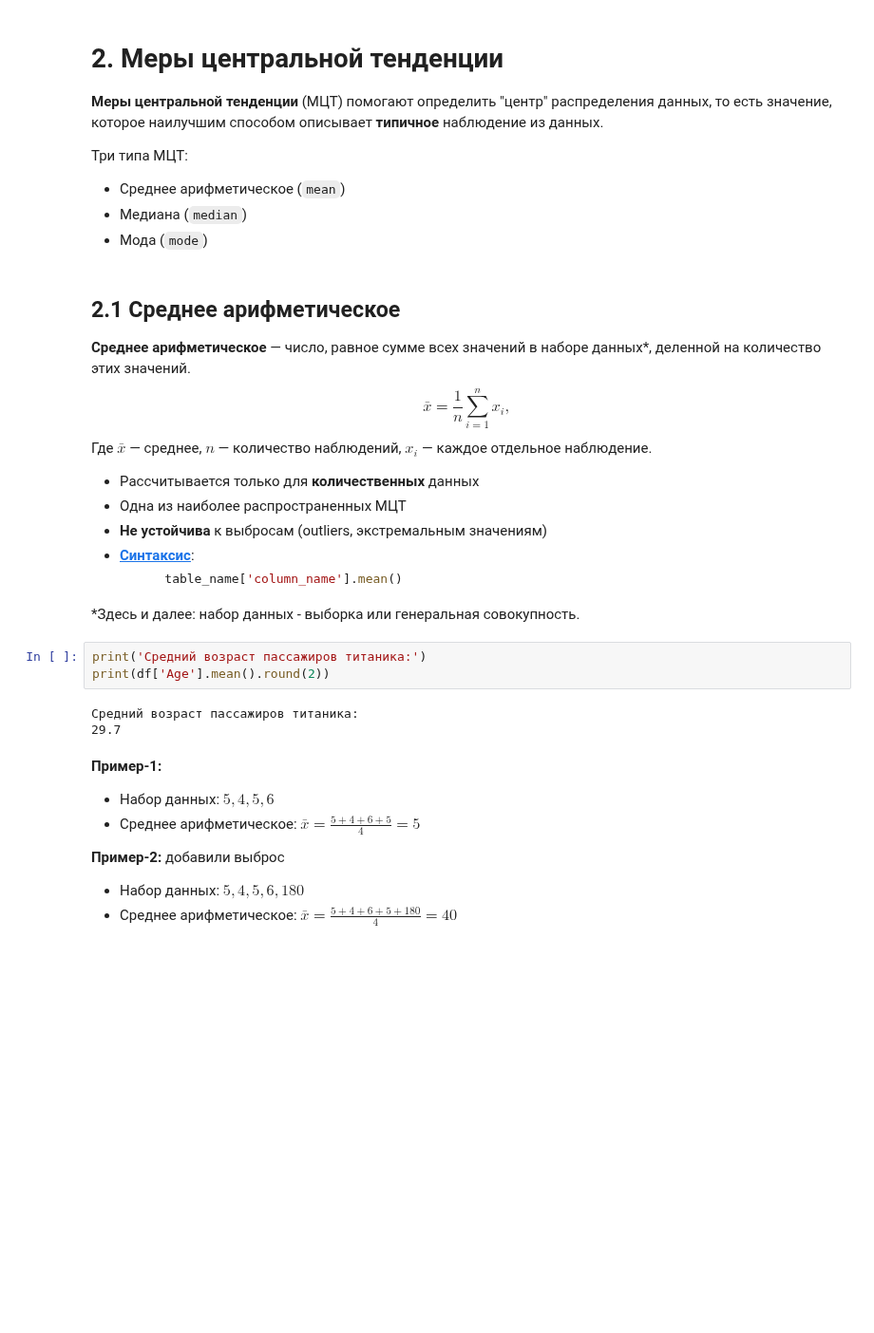
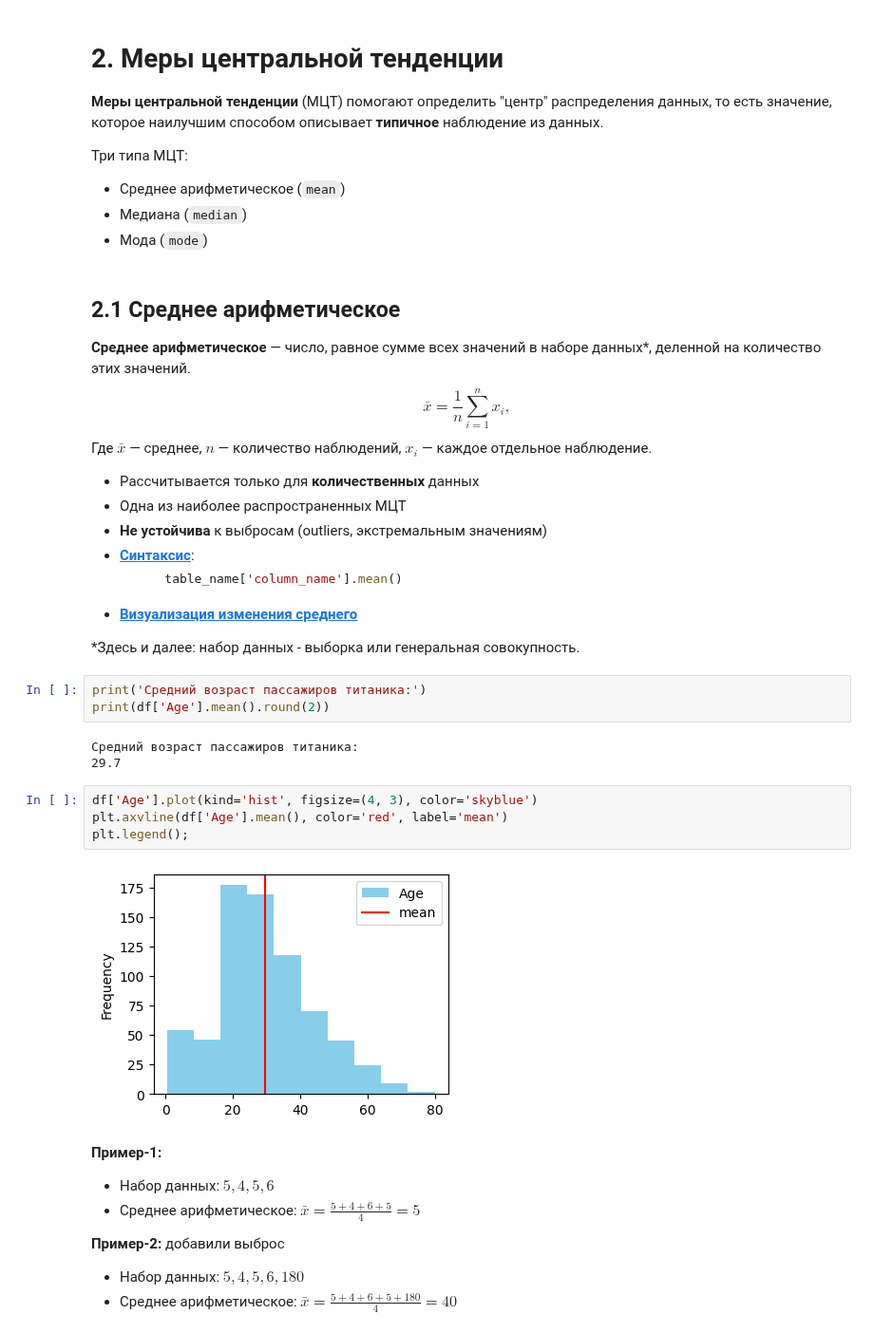
Before and after one commit to ksumarshmallow/Data-Analysis-Media-24, a Jupyter notebook: Seminars/Sem5/Sem5.ipynb, the cells around one changed output. Shown at 95% size. Saved outputs shown, nothing was run; the diff lists cells and outputs as text; blank space fills up the shorter version.

````diff
--- a/Seminars/Sem5/Sem5.ipynb
+++ b/Seminars/Sem5/Sem5.ipynb
@@ -85,6 +116,7 @@ $$\bar{x} = \frac{1}{n}\sum_{i=1}^{n}x_i,$$
     ```python
         table_name['column_name'].mean()
     ```
+- [**Визуализация изменения среднего**](https://www.desmos.com/calculator/4ymz8enspu?lang=ru)
 
 *Здесь и далее: набор данных - выборка или генеральная совокупность.
 # %%
@@ -93,6 +125,12 @@ print(df['Age'].mean().round(2))
 # %% [output]
 Средний возраст пассажиров титаника:
 29.7
+# %%
+df['Age'].plot(kind='hist', figsize=(4, 3), color='skyblue')
+plt.axvline(df['Age'].mean(), color='red', label='mean')
+plt.legend();
+# %% [output]
+[figure, added]
 # %% [markdown]
 **Пример-1:**
 - Набор данных: $5, 4, 5, 6$
````
Also changed, not shown: parts of 26 cells of this notebook, 4 other files.
